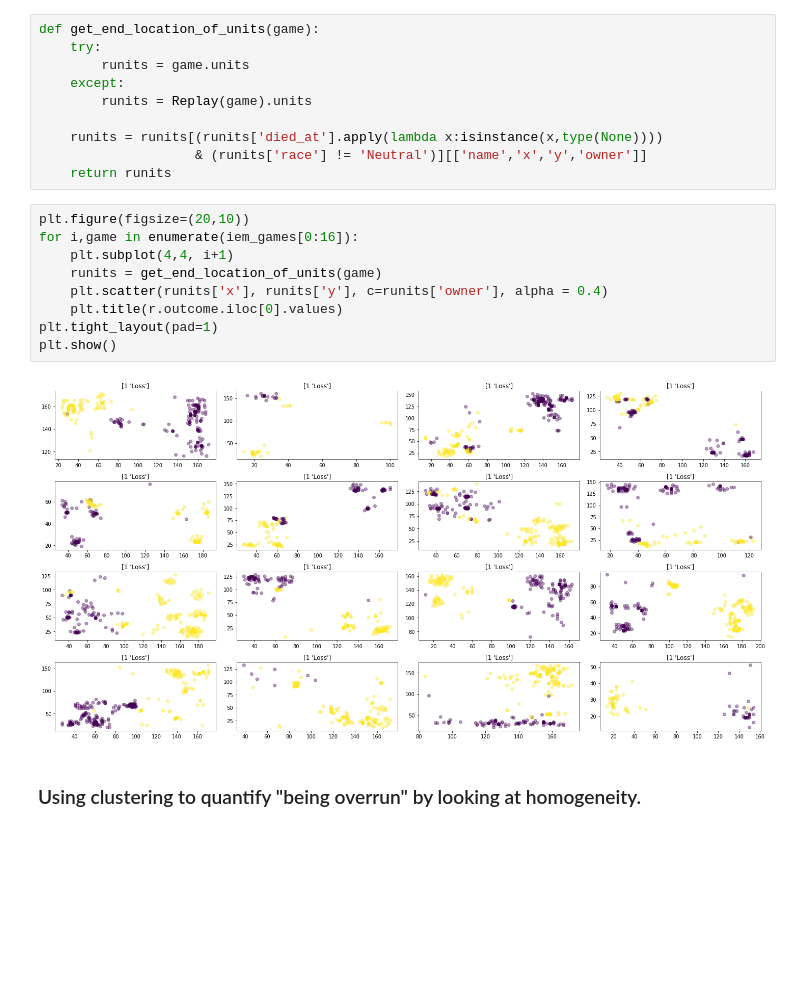
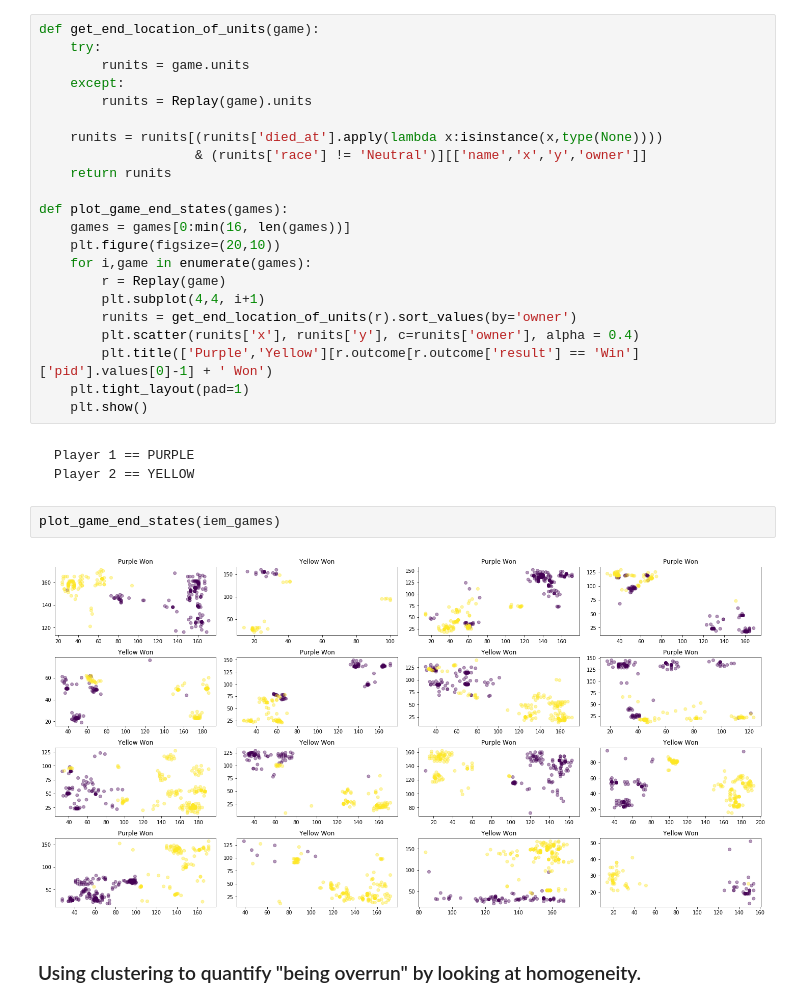
Before and after one commit to Rony-A/sc2-replay-analysis, a Jupyter notebook: mycchaka/capstone/Feature engineering.ipynb, the cells around one changed output. Cells and saved outputs as stored; diff of their text form; blank space fills up the shorter version.

```diff
--- a/mycchaka/capstone/Feature engineering.ipynb
+++ b/mycchaka/capstone/Feature engineering.ipynb
@@ -104,16 +187,24 @@ def get_end_location_of_units(game):
     runits = runits[(runits['died_at'].apply(lambda x:isinstance(x,type(None))))
                     & (runits['race'] != 'Neutral')][['name','x','y','owner']]
     return runits
+
+def plot_game_end_states(games):
+    games = games[0:min(16, len(games))]
+    plt.figure(figsize=(20,10))
+    for i,game in enumerate(games):
+        r = Replay(game)
+        plt.subplot(4,4, i+1)
+        runits = get_end_location_of_units(r).sort_values(by='owner')
+        plt.scatter(runits['x'], runits['y'], c=runits['owner'], alpha = 0.4)
+        plt.title(['Purple','Yellow'][r.outcome[r.outcome['result'] == 'Win']['pid'].values[0]-1] + ' Won')
+    plt.tight_layout(pad=1)
+    plt.show()
-# %%
-plt.figure(figsize=(20,10))
-for i,game in enumerate(iem_games[0:16]):
-    plt.subplot(4,4, i+1)
-    runits = get_end_location_of_units(game)
-    plt.scatter(runits['x'], runits['y'], c=runits['owner'], alpha = 0.4)
-    plt.title(r.outcome.iloc[0].values)
-plt.tight_layout(pad=1)
-plt.show()
-# %% [output]
-[figure, removed]
+# %% [markdown]
+    Player 1 == PURPLE
+    Player 2 == YELLOW
+# %%
+plot_game_end_states(iem_games)
+# %% [output]
+[figure, added]
 # %% [markdown]
 ### Using clustering to quantify "being overrun" by looking at homogeneity.
```
Also changed, not shown: parts of 89 cells of this notebook, 3 other files.
